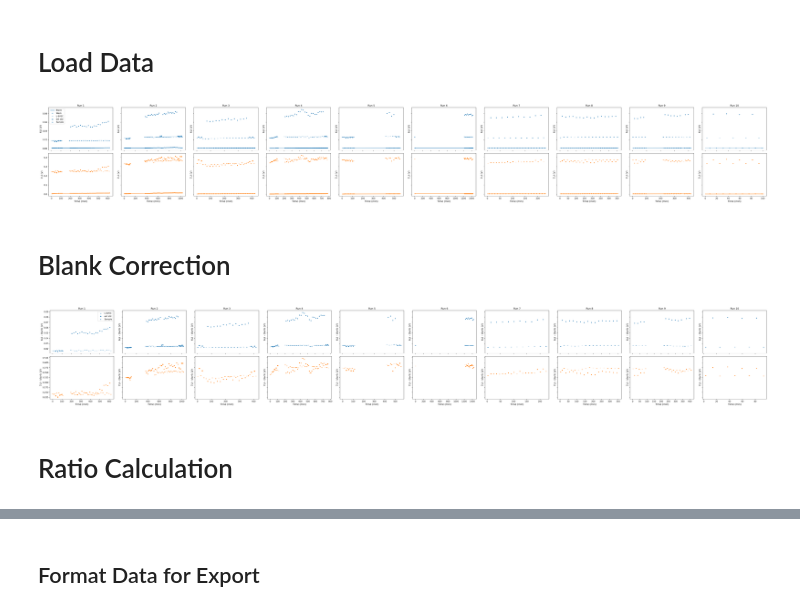
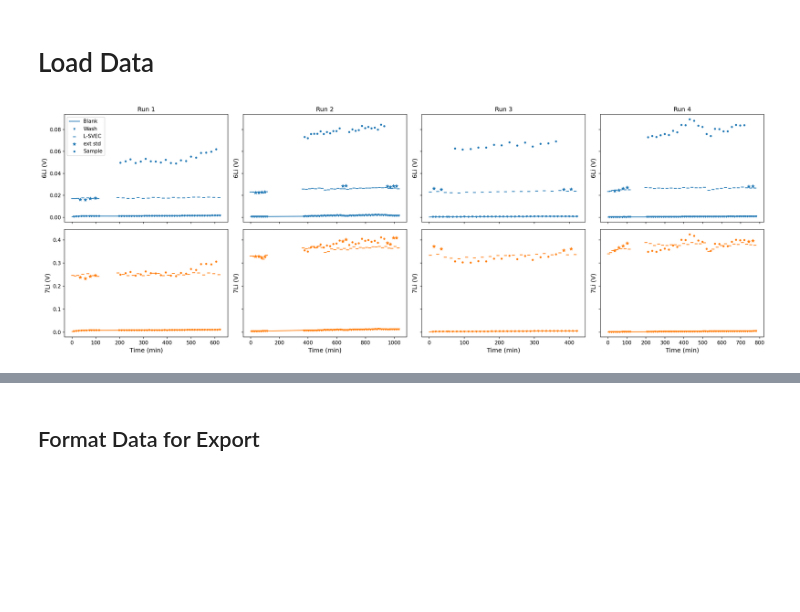
Before and after one commit to oscarbranson/supplementary, a Jupyter notebook: supplements/inorg_Li/00_NeptuneProcessing.ipynb, the cells around one changed output, grey strips where cells are left out. Saved outputs shown, nothing was run; the diff lists cells and outputs as text; code cells hidden in the pictures; blank space fills up the shorter version.

```diff
--- a/supplements/inorg_Li/00_NeptuneProcessing.ipynb
+++ b/supplements/inorg_Li/00_NeptuneProcessing.ipynb
@@ -39,37 +37,41 @@ xvar = 'run_minutes'
 
 nruns = int(nd.Run.max())
 
+r_plot = [1,2,3,4]
+nruns = len(r_plot)
+
 fig, axs = plt.subplots(2, nruns, figsize=(5 * nruns, 7), sharey='row', sharex='col')
 
 for r in range(1, nruns + 1):
+    if r not in r_plot:
+        continue
+
     snd = nd.loc[nd.Run == r]
     ax6, ax7 = axs[:, r-1]
 
     ax6.plot(snd.loc[iblank, xvar], snd.loc[iblank, '6Li'], c=c6Li, label='Blank')
     ax7.plot(snd.loc[iblank, xvar], snd.loc[iblank, '7Li'], c=c7Li)
 
     ax6.scatter(snd.loc[iwash, xvar], snd.loc[iwash, '6Li'], c=c6Li, s=10, marker='v', label='Wash')
     ax7.scatter(snd.loc[iwash, xvar], snd.loc[iwash, '7Li'], c=c7Li, s=10, marker='v')
 
     ax6.scatter(snd.loc[iLSVEC, xvar], snd.loc[iLSVEC, '6Li'], c=c6Li, marker='_', label='L-SVEC')
     ax7.scatter(snd.loc[iLSVEC, xvar], snd.loc[iLSVEC, '7Li'], c=c7Li, marker='_')
 
     ax6.scatter(snd.loc[iext, xvar], snd.loc[iext, '6Li'], c=c6Li, marker='*', label='ext std')
     ax7.scatter(snd.loc[iext, xvar], snd.loc[iext, '7Li'], c=c7Li, marker='*')
 
     ax6.scatter(snd.loc[isample, xvar], snd.loc[isample, '6Li'], c=c6Li, marker='.', label='Sample')
     ax7.scatter(snd.loc[isample, xvar], snd.loc[isample, '7Li'], c=c7Li, marker='.')
 
     ax6.set_ylabel('6Li (V)')
     ax7.set_ylabel('7Li (V)')
 
     ax6.set_title('Run {}'.format(r))
     ax7.set_xlabel('Time (min)')
 
 axs[0, 0].legend()
 
 fig.tight_layout()
 # %% [output]
-[figure, old version]
+[figure, new version]
-# %% [markdown]
-# Blank Correction
@@ -104,35 +77,0 @@ def errscat(x, y, ax=None, **kwargs):
-# %%
-fig, axs = plt.subplots(2, nruns, figsize=(5 * nruns, 7), sharey='row', sharex='col')
-
-for r in range(1, nruns + 1):
-    snd = nd.loc[nd.Run == r]
-    ax6, ax7 = axs[:, r-1]
-
-    errscat(snd.loc[iLSVEC, xvar], snd.loc[iLSVEC, 'c6Li'], ax6, c=c6Li, marker='_', label='L-SVEC')
-    errscat(snd.loc[iLSVEC, xvar], snd.loc[iLSVEC, 'c7Li'], ax7, c=c7Li, marker='_')
-#     ax6.scatter(snd.loc[iLSVEC, xvar], nom(snd.loc[iLSVEC, 'c6Li']), c=c6Li, marker='_', label='L-SVEC')
-#     ax7.scatter(snd.loc[iLSVEC, xvar], nom(snd.loc[iLSVEC, 'c7Li']), c=c7Li, marker='_')
-
-    errscat(snd.loc[iext, xvar], snd.loc[iext, 'c6Li'], ax6, c=c6Li, marker='*', label='ext std')
-    errscat(snd.loc[iext, xvar], snd.loc[iext, 'c7Li'], ax7, c=c7Li, marker='*')
-#     ax6.scatter(snd.loc[iext, xvar], nom(snd.loc[iext, 'c6Li']), c=c6Li, marker='*', label='ext std')
-#     ax7.scatter(snd.loc[iext, xvar], nom(snd.loc[iext, 'c7Li']), c=c7Li, marker='*')
-
-    errscat(snd.loc[isample, xvar], snd.loc[isample, 'c6Li'], ax6, c=c6Li, marker='.', label='Sample')
-    errscat(snd.loc[isample, xvar], snd.loc[isample, 'c7Li'], ax7, c=c7Li, marker='.')
-#     ax6.scatter(snd.loc[isample, xvar], nom(snd.loc[isample, '6Li']), c=c6Li, marker='.', label='Sample')
-#     ax7.scatter(snd.loc[isample, xvar], nom(snd.loc[isample, '7Li']), c=c7Li, marker='.')
-
-    ax6.set_ylabel('6Li - blank (V)')
-    ax7.set_ylabel('7Li - blank (V)')
-
-    ax6.set_title('Run {}'.format(r))
-    ax7.set_xlabel('Time (min)')
-
-axs[0, 0].legend()
-
-fig.tight_layout()
-# %% [output]
-[figure, removed]
-# %% [markdown]
-# Ratio Calculation
```
Also changed, not shown: parts of 36 cells of this notebook.
